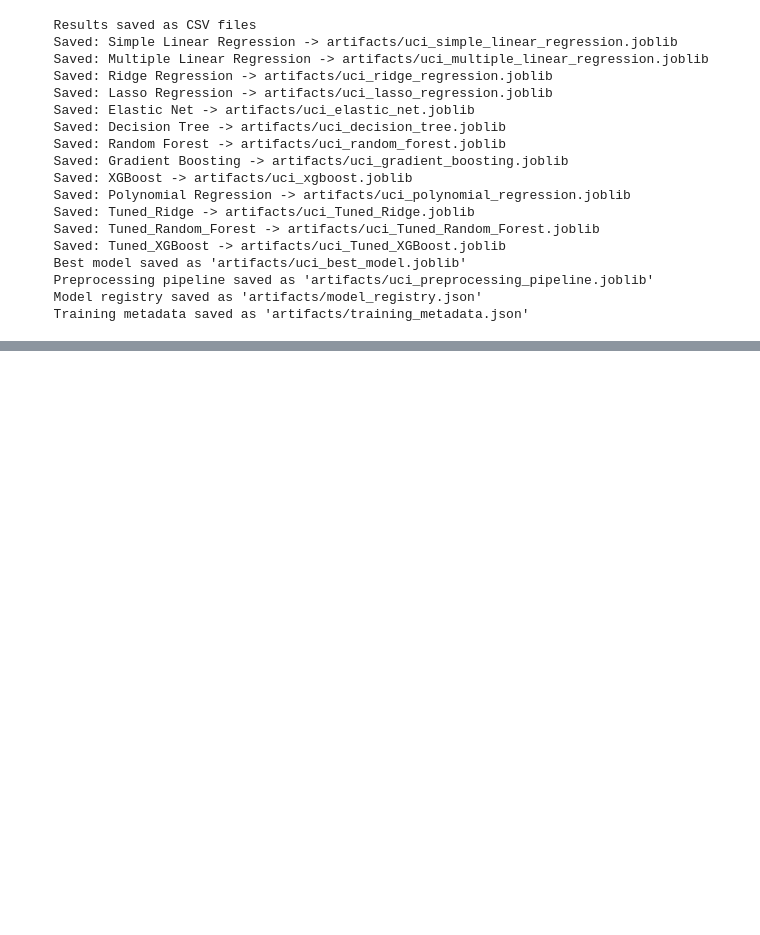
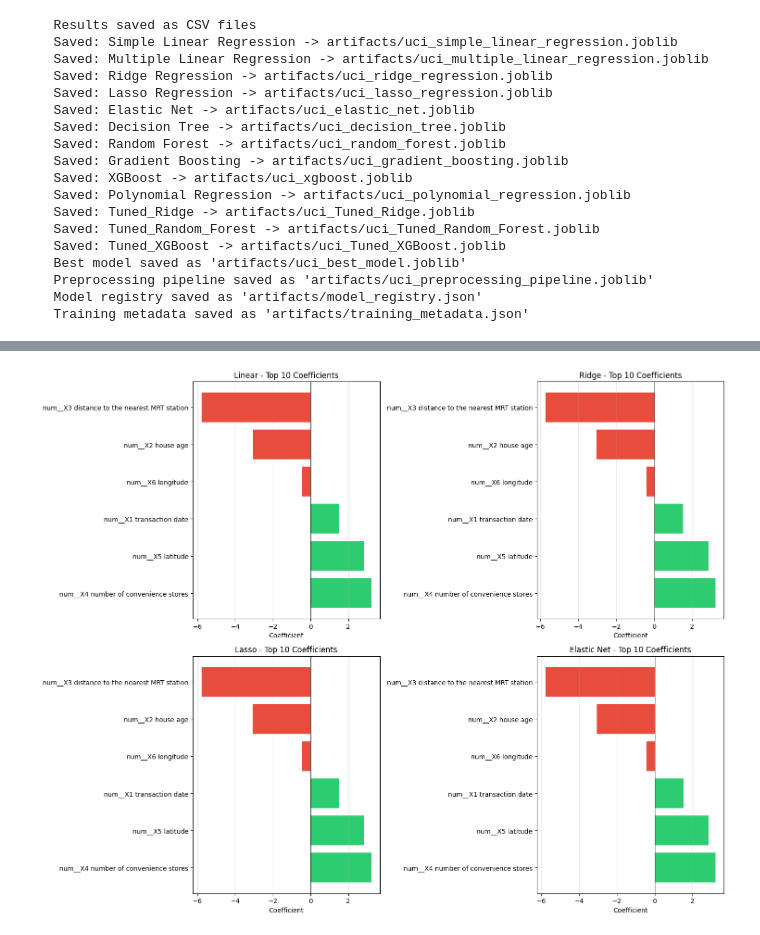
Before and after one commit to Raunak-23/Predictive_Analytics, a Jupyter notebook: House_price_pred/uci_house.ipynb, the cells around one changed output, grey strips where cells are left out. Saved outputs shown, nothing was run; the diff lists cells and outputs as text; code cells hidden in the pictures; blank space fills up the shorter version.

```diff
--- a/House_price_pred/baseline.ipynb
+++ b/House_price_pred/uci_house.ipynb
@@ -1249,0 +1612,17 @@ print("  Training metadata saved as 'artifacts/training_metadata.json'")
+# %%
+# Business Interpretation of Coefficients
+
+print("\nInterpretation (holding other factors constant):")
+
+for idx, row in coef_df.head(10).iterrows():
+    feature = row['Feature']
+    coef = row['Coefficient']
+    direction = "increases" if coef > 0 else "decreases"
+    magnitude = abs(coef)
+
+    # Clean up feature name for readability
+    clean_feature = feature.replace('num__', '').replace('X', '')
+
+    print(f"\n{clean_feature}:")
+    print(f"   • Coefficient: {coef:.4f}")
+    print(f"   • Interpretation: A one-unit increase in this feature {direction} the predicted price by {magnitude:.4f} units (10,000 NTD/Ping)")
@@ -1249,0 +1647,70 @@ print("  Training metadata saved as 'artifacts/training_metadata.json'")
+# %%
+# Compare Coefficients Across Regularized Models
+# Extract coefficients from regularized models
+models_to_compare = {
+    'Linear': linear_pipeline,
+    'Ridge': ridge_pipeline,
+    'Lasso': lasso_pipeline,
+    'Elastic Net': elastic_pipeline
+}
+
+coef_comparison = pd.DataFrame()
+
+for model_name, model in models_to_compare.items():
+    try:
+        coefs = model.named_steps['model'].coef_
+
+        # Handle different coefficient lengths
+        if len(coefs) != len(feature_names):
+            # Get the feature names from the preprocessor
+            try:
+                feature_names_comp = model.named_steps['preprocess'].get_feature_names_out()
+                if len(coefs) == len(feature_names_comp):
+                    temp_df = pd.DataFrame({
+                        'Feature': feature_names_comp,
+                        model_name: coefs
+                    })
+                else:
+                    print(f"  Coefficient length mismatch for {model_name}")
+                    continue
+            except:
+                continue
+        else:
+            temp_df = pd.DataFrame({
+                'Feature': feature_names,
+                model_name: coefs
+            })
+
+        if coef_comparison.empty:
+            coef_comparison = temp_df
+        else:
+            coef_comparison = coef_comparison.merge(temp_df, on='Feature', how='outer')
+
+    except Exception as e:
+        print(f"  Could not extract coefficients from {model_name}: {e}")
+
+if not coef_comparison.empty:
+    print("\nCoefficient Comparison Across Models:")
+    display(coef_comparison.head(10))
+
+    # Plot coefficient comparison
+    fig, axes = plt.subplots(2, 2, figsize=(15, 12))
+    models = ['Linear', 'Ridge', 'Lasso', 'Elastic Net']
+    axes_flat = axes.flatten()
+
+    for idx, model in enumerate(models):
+        if model in coef_comparison.columns:
+            ax = axes_flat[idx]
+            top_coefs = coef_comparison.nlargest(10, f'{model}')[['Feature', model]]
+            colors = ['#2ecc71' if c > 0 else '#e74c3c' for c in top_coefs[model]]
+            ax.barh(top_coefs['Feature'], top_coefs[model], color=colors)
+            ax.set_xlabel('Coefficient')
+            ax.set_title(f'{model} - Top 10 Coefficients')
+            ax.axvline(0, linestyle='-', color='black', linewidth=0.5)
+            ax.grid(axis='x', alpha=0.3)
+
+    plt.tight_layout()
+    plt.show()
+else:
+    print("  Could not create coefficient comparison")
+# %% [output]
@@ -1249,0 +1725 @@ print("  Training metadata saved as 'artifacts/training_metadata.json'")
+[figure, added]
```
Also changed, not shown: parts of 14 cells of this notebook, 13 other files.
